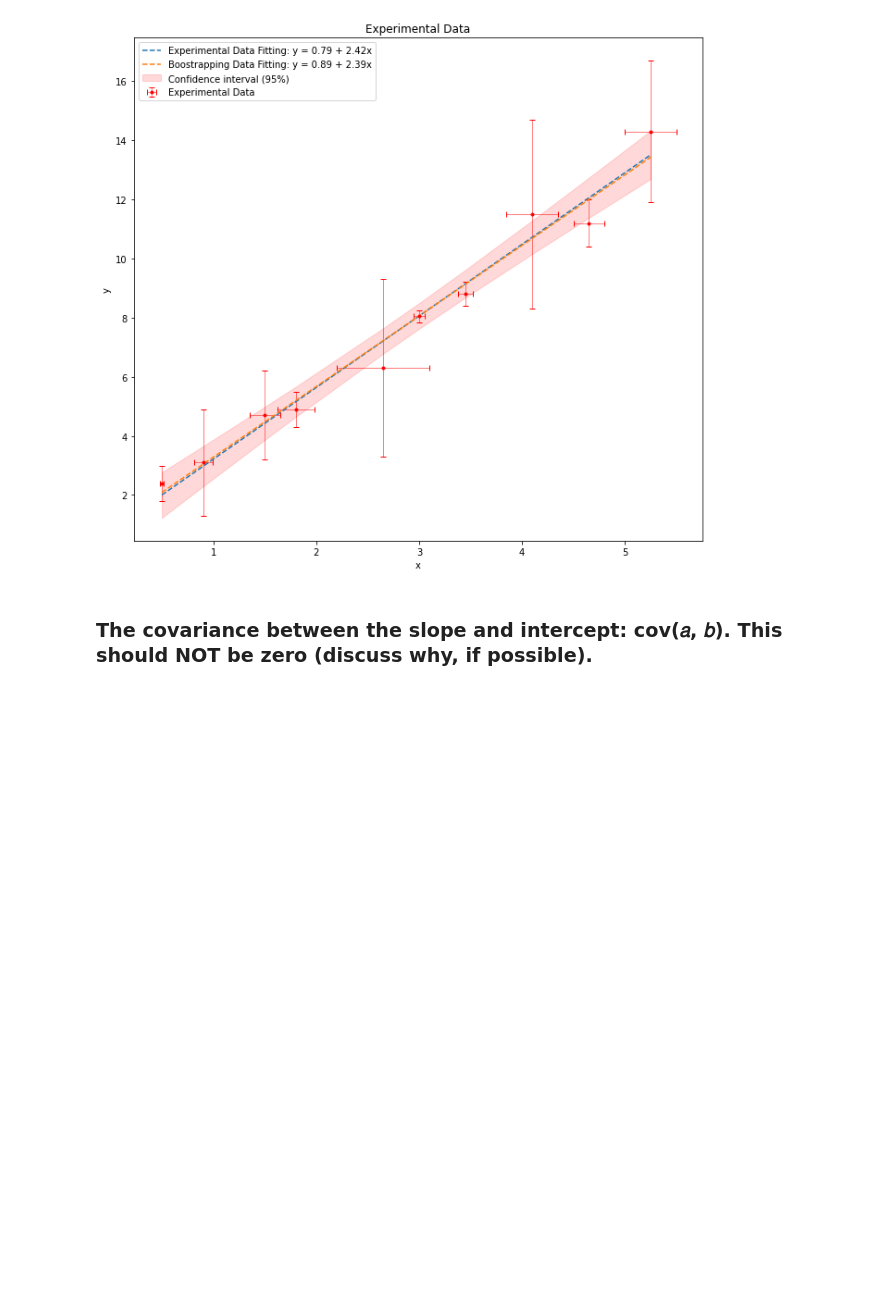
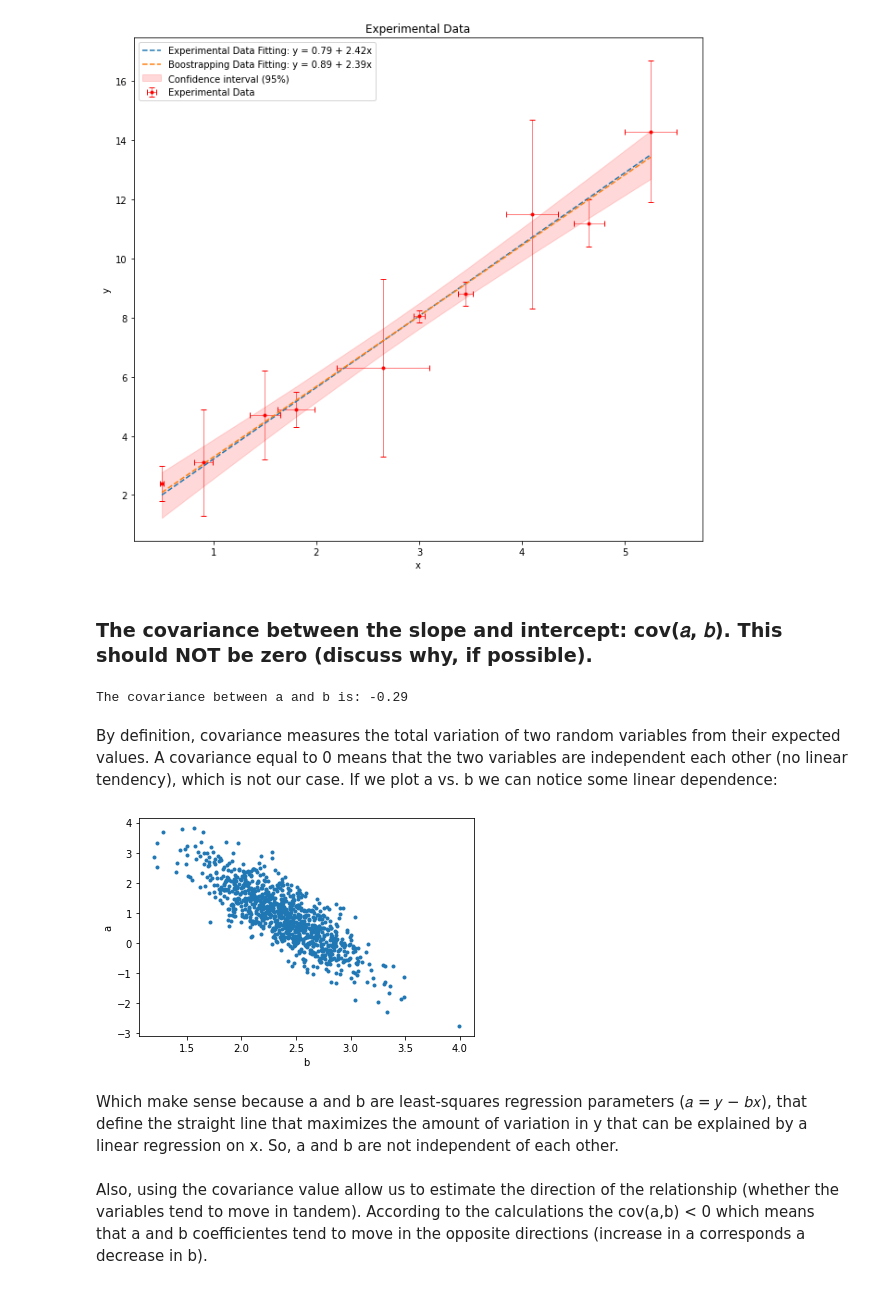
Before and after one commit to ccochato/cnm_final_project, a Jupyter notebook: FINAL_PROJECT_BOOTSTRAPPING.ipynb, the cells around one changed output. Saved outputs shown, nothing was run; the diff lists cells and outputs as text; code cells hidden in the pictures; blank space fills up the shorter version.

Commit message:
Calculation of the covariance between the slope and the intercept cov(a,b) and discussion about its value

```diff
--- a/FINAL_PROJECT_BOOTSTRAPPING.ipynb
+++ b/FINAL_PROJECT_BOOTSTRAPPING.ipynb
@@ -162,3 +162,21 @@ def cov(array1, array2):
         n += (array1[i] - a1_m)*(array2[i] - a2_m)
     covariance = n/(M-1)
     return covariance
+# %%
+cov_a_b = cov(a_b_dat[:, 0], a_b_dat[:, 1])
+print("The covariance between a and b is:", str(round(cov(a_b_dat[:, 0], a_b_dat[:, 1]),2)))
+# %% [output]
+The covariance between a and b is: -0.29
+# %% [markdown]
+By definition, covariance measures the total variation of two random variables from their expected values. A covariance equal to 0 means that the two variables are independent each other (no linear tendency), which is not our case. If we plot a vs. b we can notice some linear dependence:
+# %%
+plt.plot(a_b_dat[:, 1], a_b_dat[:, 0], ".")
+plt.xlabel('b')
+plt.ylabel('a')
+plt.show()
+# %% [output]
+[figure, added]
+# %% [markdown]
+Which make sense because a and b are least-squares regression parameters (𝑎 = 𝑦 − 𝑏𝑥), that define the straight line that maximizes the amount of variation in y that can be explained by a linear regression on x. So, a and b are not independent of each other.
+# %% [markdown]
+Also, using the covariance value allow us to estimate the direction of the relationship (whether the variables tend to move in tandem). According to the calculations the cov(a,b) < 0 which means that a and b coefficientes tend to move in the opposite directions (increase in a corresponds a decrease in b).
```
